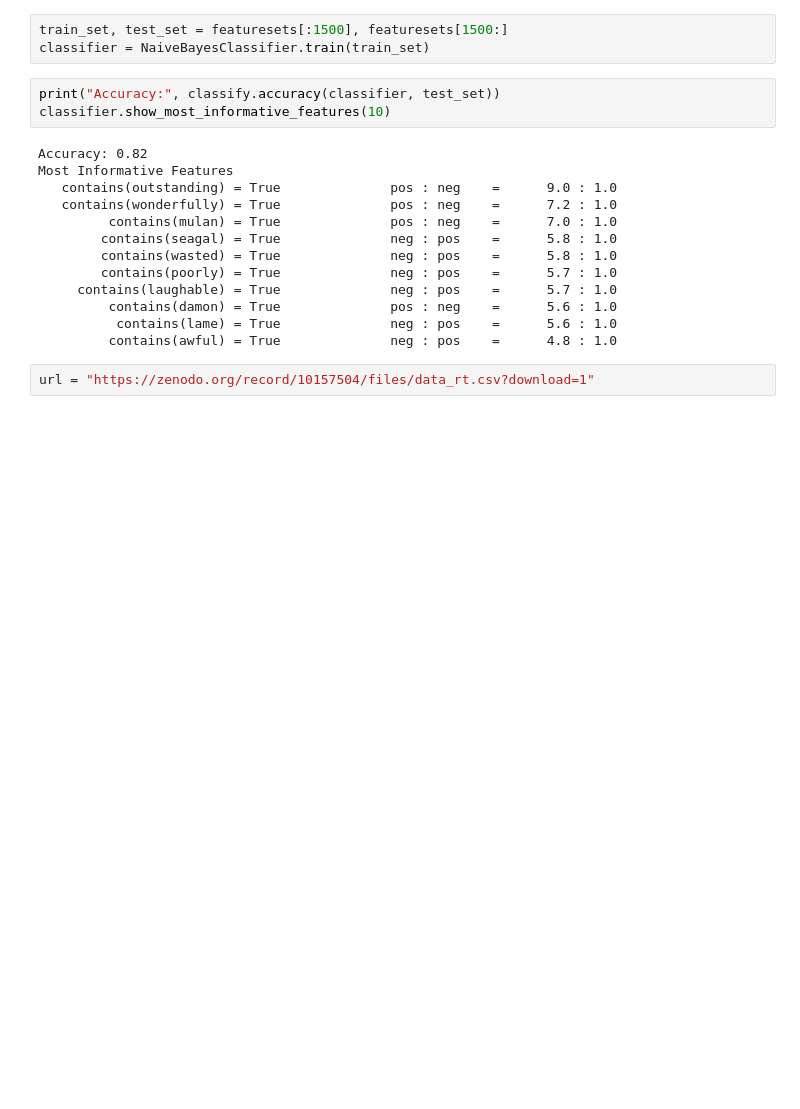
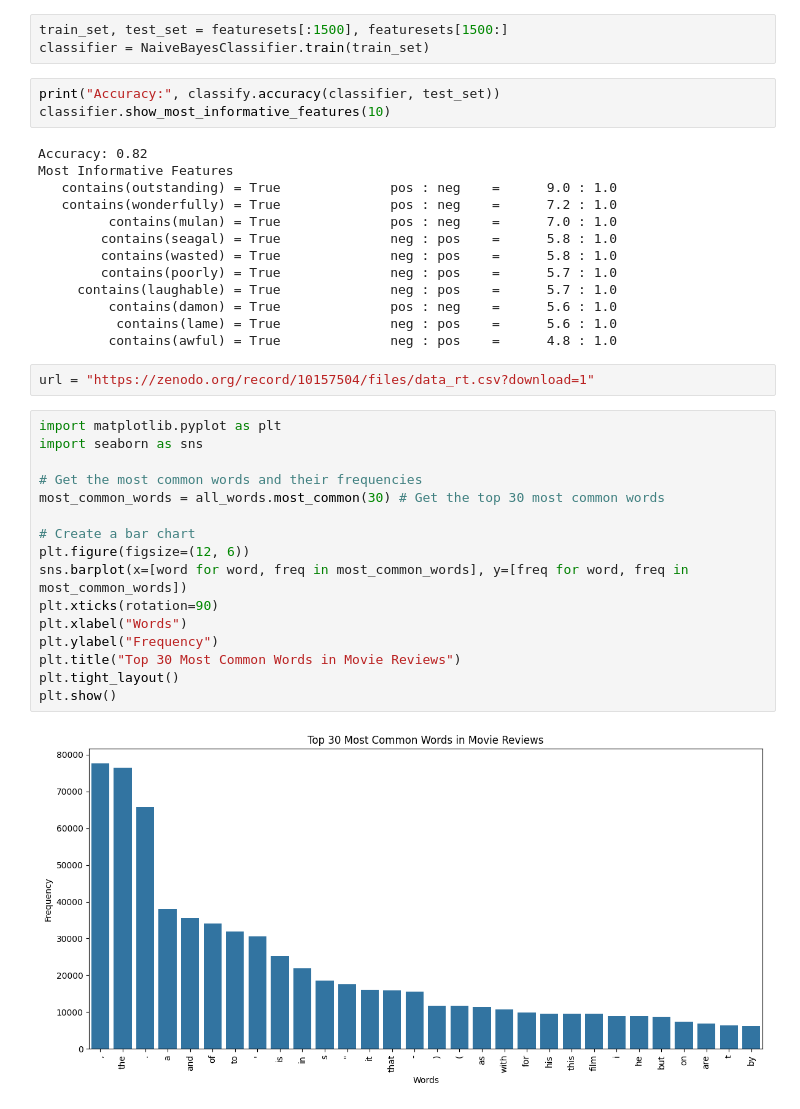
Before and after one commit to angelanto0127/task4---Sentiment-Analysis, a Jupyter notebook: Sentiment_Analysis.ipynb, the cells around one changed output. Drawn from its saved outputs; the diff is of its cells as text; blank space fills up the shorter version.

```diff
--- a/Sentiment_Analysis.ipynb
+++ b/Sentiment_Analysis.ipynb
@@ -66,3 +66,21 @@ Most Informative Features
          contains(awful) = True              neg : pos    =      4.8 : 1.0
 # %%
 url = "https://zenodo.org/record/10157504/files/data_rt.csv?download=1"
+# %%
+import matplotlib.pyplot as plt
+import seaborn as sns
+
+# Get the most common words and their frequencies
+most_common_words = all_words.most_common(30) # Get the top 30 most common words
+
+# Create a bar chart
+plt.figure(figsize=(12, 6))
+sns.barplot(x=[word for word, freq in most_common_words], y=[freq for word, freq in most_common_words])
+plt.xticks(rotation=90)
+plt.xlabel("Words")
+plt.ylabel("Frequency")
+plt.title("Top 30 Most Common Words in Movie Reviews")
+plt.tight_layout()
+plt.show()
+# %% [output]
+[figure, added]
```
